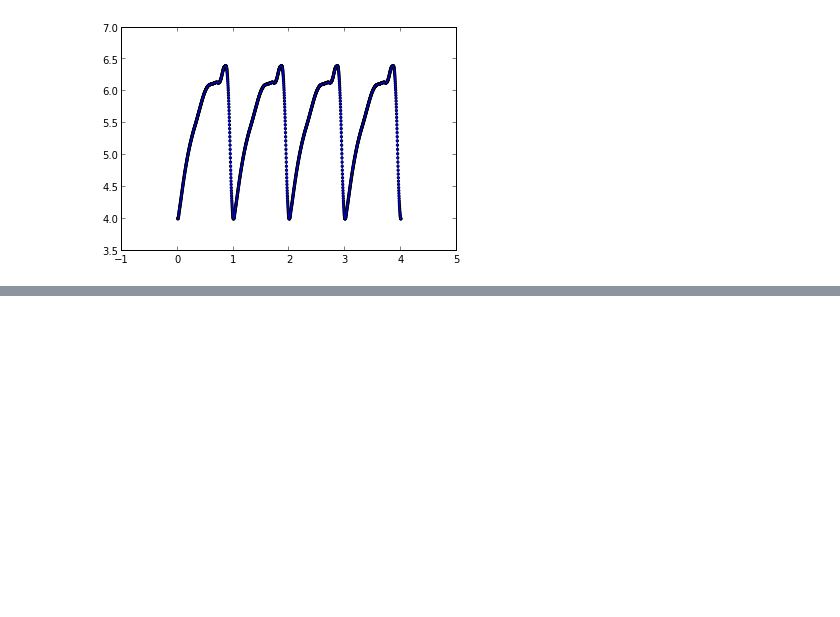
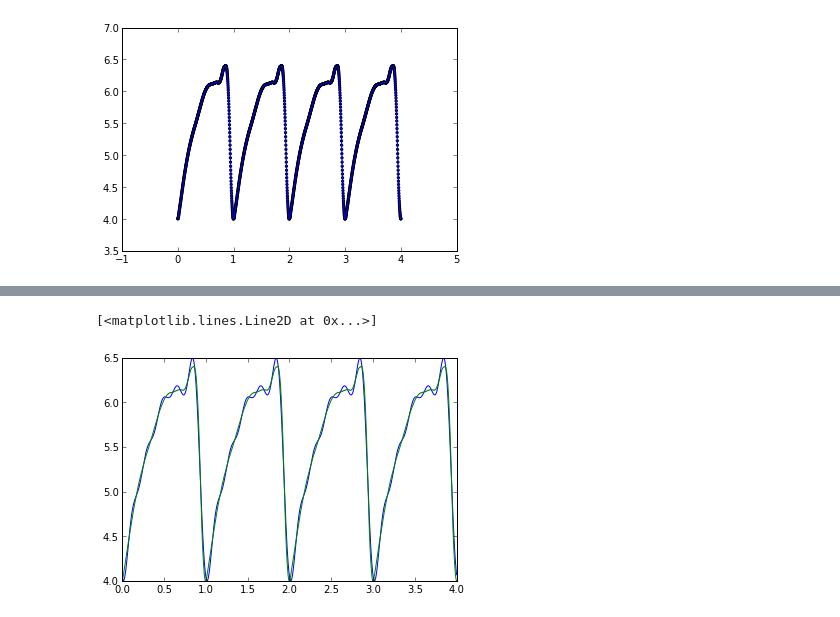
Before and after one commit to jscalderon3227/Tarea-5, a Jupyter notebook: Untitled1.ipynb, the cells around one changed output, grey strips where cells are left out. Cells and saved outputs as stored; diff of their text form; code cells hidden in the pictures; blank space fills up the shorter version.

```diff
--- a/Untitled1.ipynb
+++ b/Untitled1.ipynb
@@ -106,0 +79,7 @@ plt.plot(tiempo2,lagrange(tiempo2))
+# %%
+cleanf = ifft(transformada)
+plot(data[:,0],cleanf,c='b')
+plot(tiempo,lagrange(tiempo))
+# %% [output]
+[<matplotlib.lines.Line2D at 0x...>]
+[figure, added]
```
Also changed, not shown: parts of 19 cells of this notebook.
